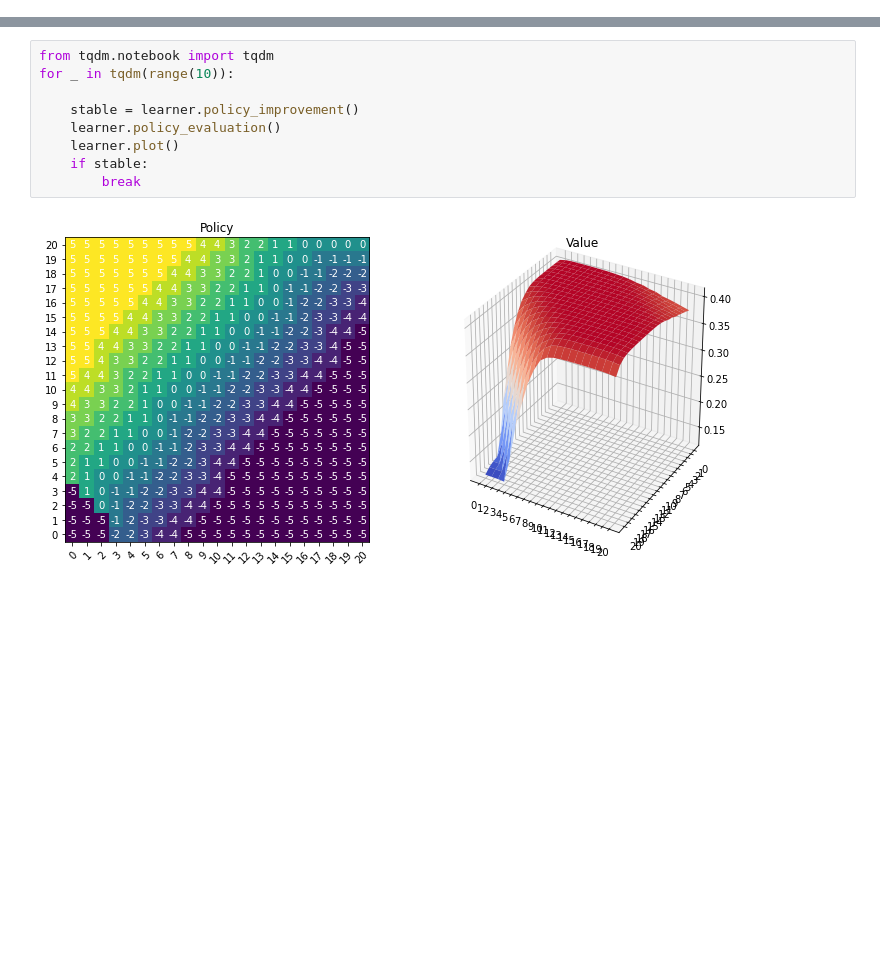
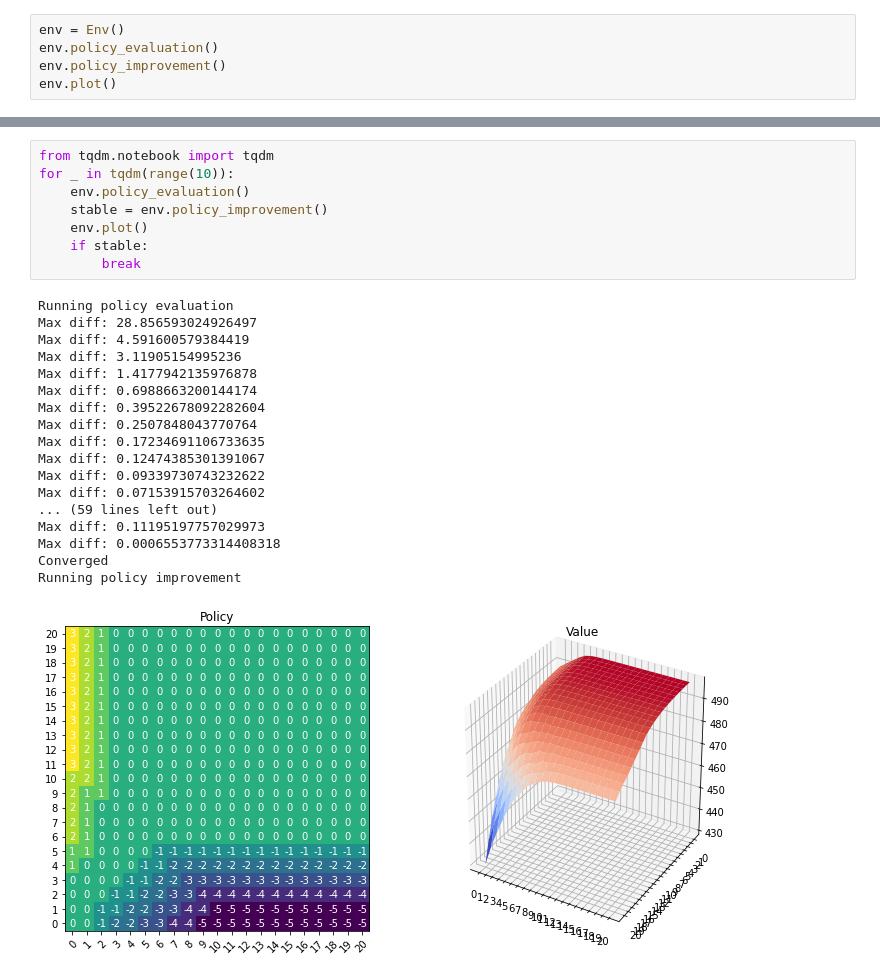
Before and after one commit to RDelg/rl-book, a Jupyter notebook: chapter4.ipynb, the cells around one changed output, grey strips where cells are left out. Drawn from its saved outputs; the diff is of its cells as text; blank space fills up the shorter version.

```diff
--- a/chapter4.ipynb
+++ b/chapter4.ipynb
@@ -257,0 +193,5 @@ learner = PolicyLearner(env)
+# %%
+env = Env()
+env.policy_evaluation()
+env.policy_improvement()
+env.plot()
@@ -258,11 +217,27 @@ learner = PolicyLearner(env)
 # %%
 from tqdm.notebook import tqdm
 for _ in tqdm(range(10)):
-
-    stable = learner.policy_improvement()
-    learner.policy_evaluation()
-    learner.plot()
+    env.policy_evaluation()
+    stable = env.policy_improvement()
+    env.plot()
     if stable:
         break
 # %% [output]
+Running policy evaluation
+Max diff: 28.856593024926497
+Max diff: 4.591600579384419
+Max diff: 3.11905154995236
+Max diff: 1.4177942135976878
+Max diff: 0.6988663200144174
+Max diff: 0.39522678092282604
+Max diff: 0.2507848043770764
+Max diff: 0.17234691106733635
+Max diff: 0.12474385301391067
+Max diff: 0.09339730743232622
+Max diff: 0.07153915703264602
+... (59 lines left out)
+Max diff: 0.11195197757029973
+Max diff: 0.0006553773314408318
+Converged
+Running policy improvement
-[figure, old version]
+[figure, new version]
```
Also changed, not shown: parts of 7 cells of this notebook.
